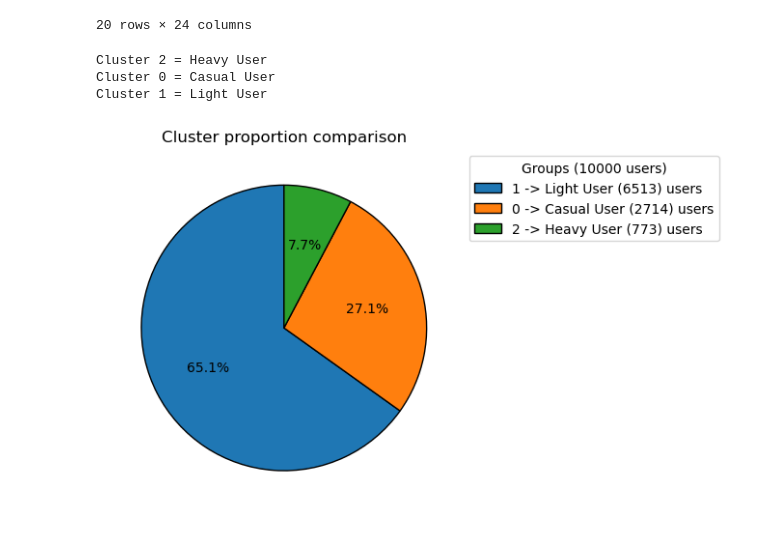
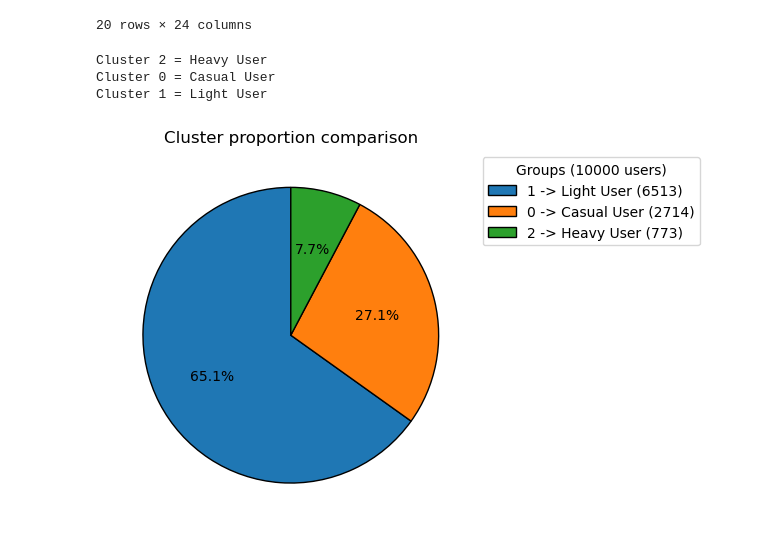
Before and after one commit to CaioAFA/2025-case-data-master-caio-arrabal, a Jupyter notebook: notebooks/06_1-Churn-Clustering.ipynb, the cells around one changed output. Cells and saved outputs as stored; diff of their text form; code cells hidden in the pictures.

Commit message:
Melhorias no Clustering

```diff
--- a/notebooks/06_1-Churn-Clustering.ipynb
+++ b/notebooks/06_1-Churn-Clustering.ipynb
@@ -249,44 +288,53 @@ usage_df.head(20)
 | 61 | 4 | 87.0000 | 234.0000 | 3 | 78.0000 | 107.0000 | 0 | 14.0000 | 13.0000 | ... |
 20 rows × 24 columns
 # %%
-def plot_pizza(value_counts: pd.DataFrame, labels: List[str], title: str, legend: str):
-    plt.pie(
+from typing import List
+
+
+def plot_pizza(
+    value_counts: pd.DataFrame, labels: List[str], title: str, legend: str, ax: plt = None,
+    colors: List[str] = None
+):
+    if ax is None:
+        fig, ax = plt.subplots()
+
+    ax.pie(
         value_counts,
         autopct='%1.1f%%',
         startangle=90,
-        wedgeprops={'edgecolor': 'black'}
+        wedgeprops={'edgecolor': 'black'},
+        colors=colors,
+        # frame=ax,
     )
 
-    plt.title(title)
+    ax.set_title(title)
 
-    plt.legend(
+    ax.legend(
         labels,
         title=legend,
         bbox_to_anchor=(1.0, 1),
     )
-
-    plt.show()
 # %%
 def compare_cluster_proportion(df: pd.DataFrame):
     cluster_value_map = get_cluster_value_map(df)
 
     counted = df['cluster'].value_counts()
     labels = []
     for i in counted.index:
         labels.append(
-            f'{i} -> {cluster_value_map[i]} ({counted[i]}) users'
+            f'{i} -> {cluster_value_map[i]} ({counted[i]})'
         )
 
     plot_pizza(
         value_counts=counted,
         labels=labels,
         title='Cluster proportion comparison',
         legend=f'Groups ({len(df)} users)'
     )
 
 compare_cluster_proportion(usage_df)
 # %% [output]
 Cluster 2 = Heavy User
 Cluster 0 = Casual User
 Cluster 1 = Light User
-[figure, old version]
+[figure, new version]
```
Also changed, not shown: parts of 6 cells of this notebook.
